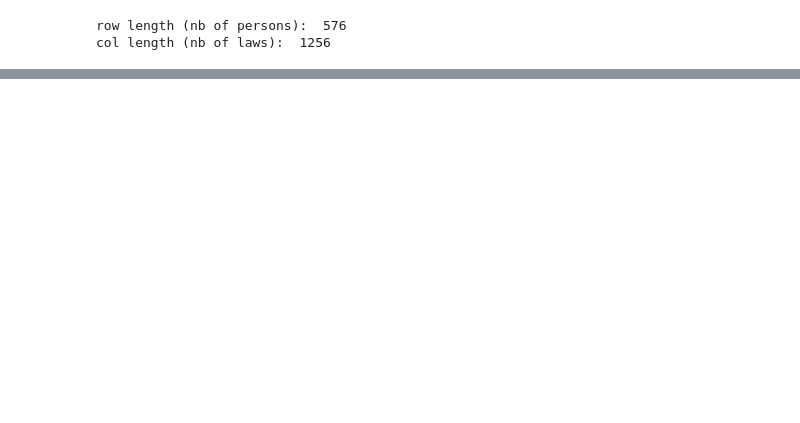
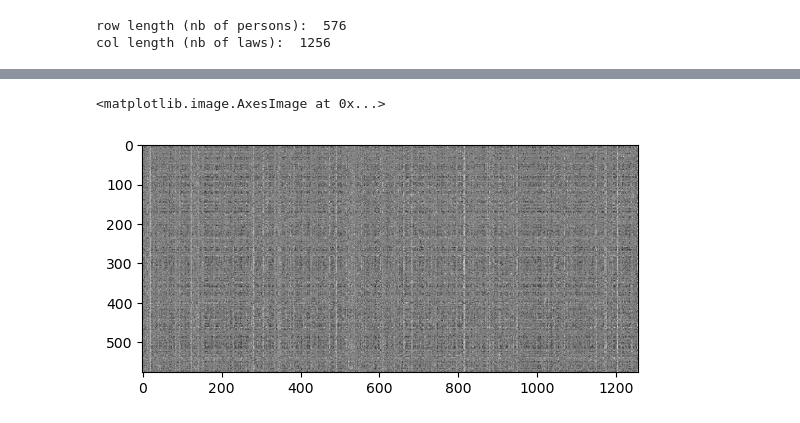
Before and after one commit to AngelReyero/LBM-MNAR, a Jupyter notebook: run.ipynb, the cells around one changed output, grey strips where cells are left out. Cells and saved outputs as stored; diff of their text form; code cells hidden in the pictures; blank space fills up the shorter version.

```diff
--- a/run.ipynb
+++ b/run.ipynb
@@ -139,0 +161,5 @@ plt.show()
+# %%
+plt.imshow(votes, cmap='gray')
+# %% [output]
+<matplotlib.image.AxesImage at 0x...>
+[figure, added]
```
Also changed, not shown: parts of 13 cells of this notebook, 3 other files.
